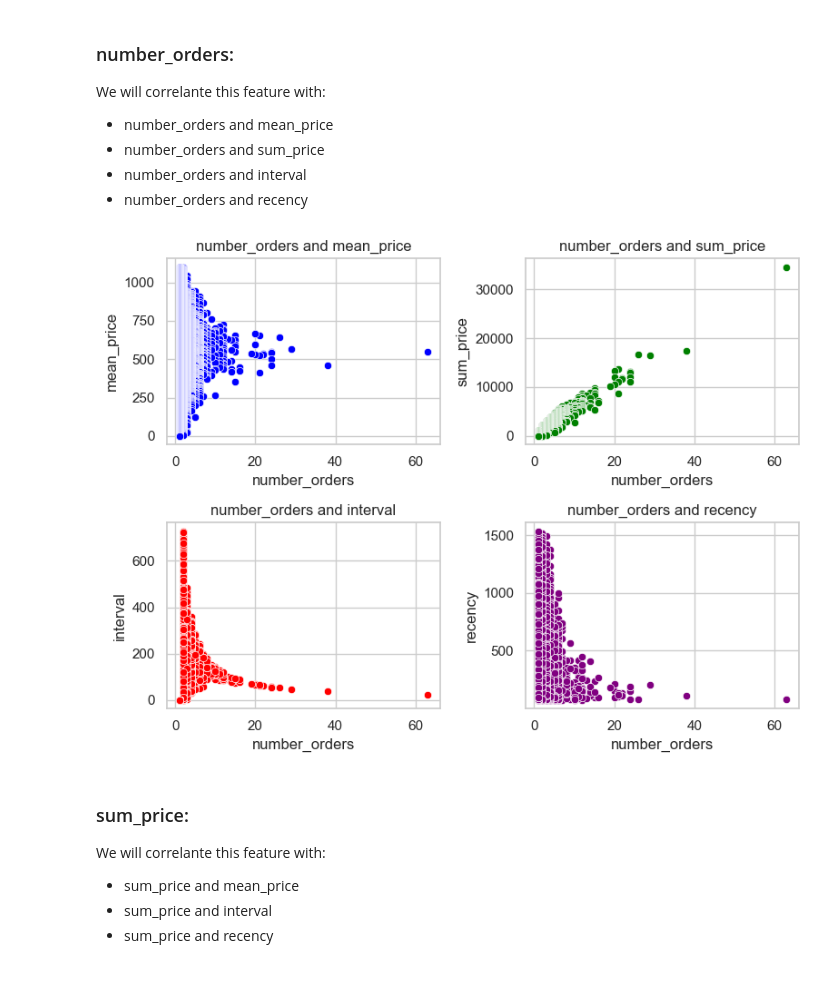
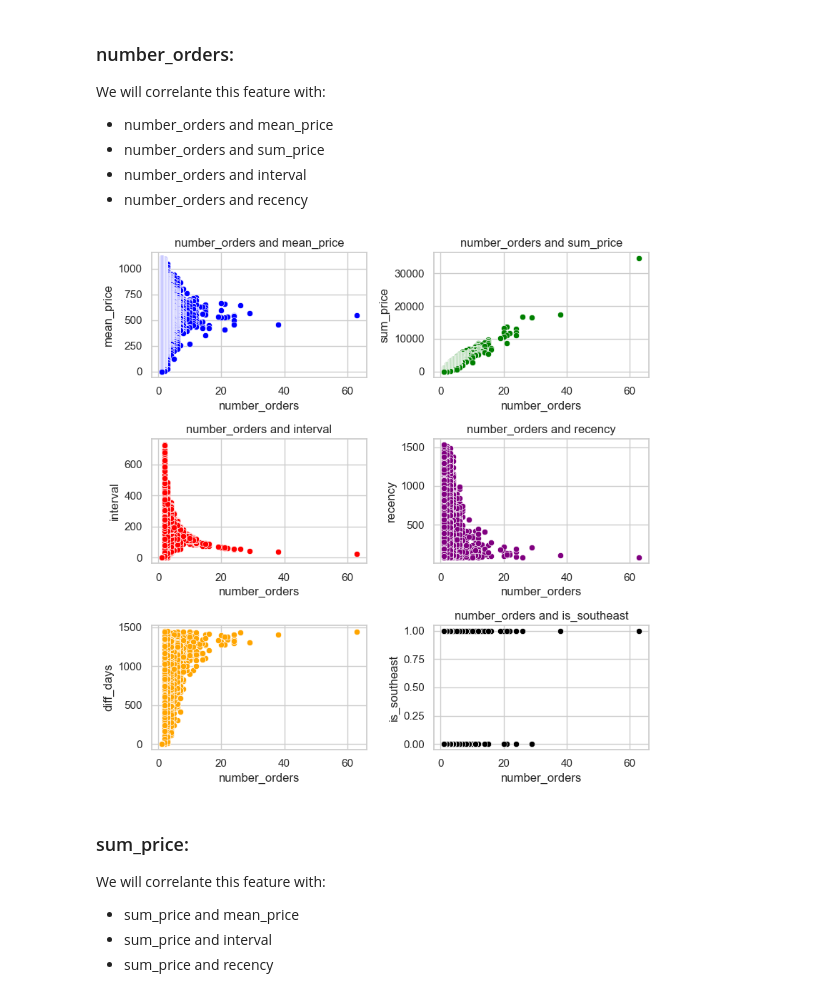
Before and after one commit to barbarafarah/clustering-clients, a Jupyter notebook: classifyng-customers.ipynb, the cells around one changed output. Cells and saved outputs as stored; diff of their text form; code cells hidden in the pictures.

Commit message:
insert southeast

```diff
--- a/classifyng-customers.ipynb
+++ b/classifyng-customers.ipynb
@@ -461,0 +479,4 @@ To defyne the most importanta features, we need to see the correlation between t
+# %%
+#Create a colum to indentify if the client is from the southeast or not
+df_clients['is_southeast']=0
+df_clients.loc[(df_clients['client_state'] == 'SP') | (df_clients['client_state'] == 'RJ') | (df_clients['client_state'] == 'MG') | (df_clients['client_state'] == 'ES'), 'is_southeast'] = 1
@@ -467,24 +504,30 @@ We will correlante this feature with:
 - number_orders and interval
 - number_orders and recency
 # %%
-fig, axes = plt.subplots(nrows=2, ncols=2, figsize=(8, 6))
+fig, axes = plt.subplots(nrows=3, ncols=2, figsize=(8, 8))
 
 sns.scatterplot(x="number_orders", y="mean_price", data=df_clients, color="blue", ax=axes[0, 0])
 axes[0, 0].set_title('number_orders and mean_price')
 
 sns.scatterplot(x="number_orders", y="sum_price", data=df_clients, color="green", ax=axes[0, 1])
 axes[0, 1].set_title('number_orders and sum_price')
 
 sns.scatterplot(x="number_orders", y="interval", data=df_clients, color="red", ax=axes[1, 0])
 axes[1, 0].set_title('number_orders and interval')
 
 sns.scatterplot(x="number_orders", y="recency", data=df_clients, color="purple", ax=axes[1, 1])
 axes[1, 1].set_title('number_orders and recency')
 
+sns.scatterplot(x="number_orders", y="diff_days", data=df_clients, color="orange", ax=axes[2, 0])
+axes[2, 1].set_title('number_orders and diff_days')
+
+sns.scatterplot(x="number_orders", y="is_southeast", data=df_clients, color="black", ax=axes[2, 1])
+axes[2, 1].set_title('number_orders and is_southeast')
+
 fig.tight_layout()
 plt.show()
 # %% [output]
-[figure, old version]
+[figure, new version]
 # %% [markdown]
 ### sum_price:
 We will correlante this feature with:
```
Also changed, not shown: parts of 19 cells of this notebook.
